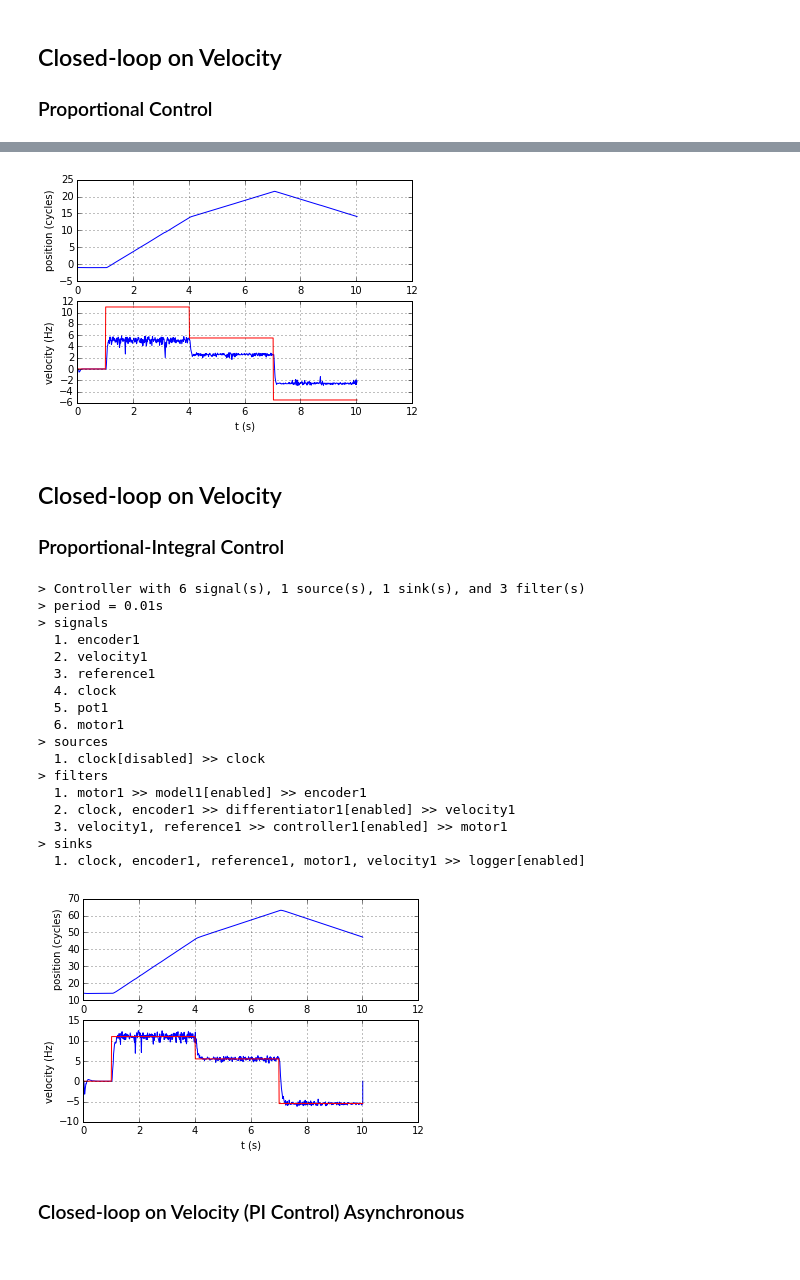
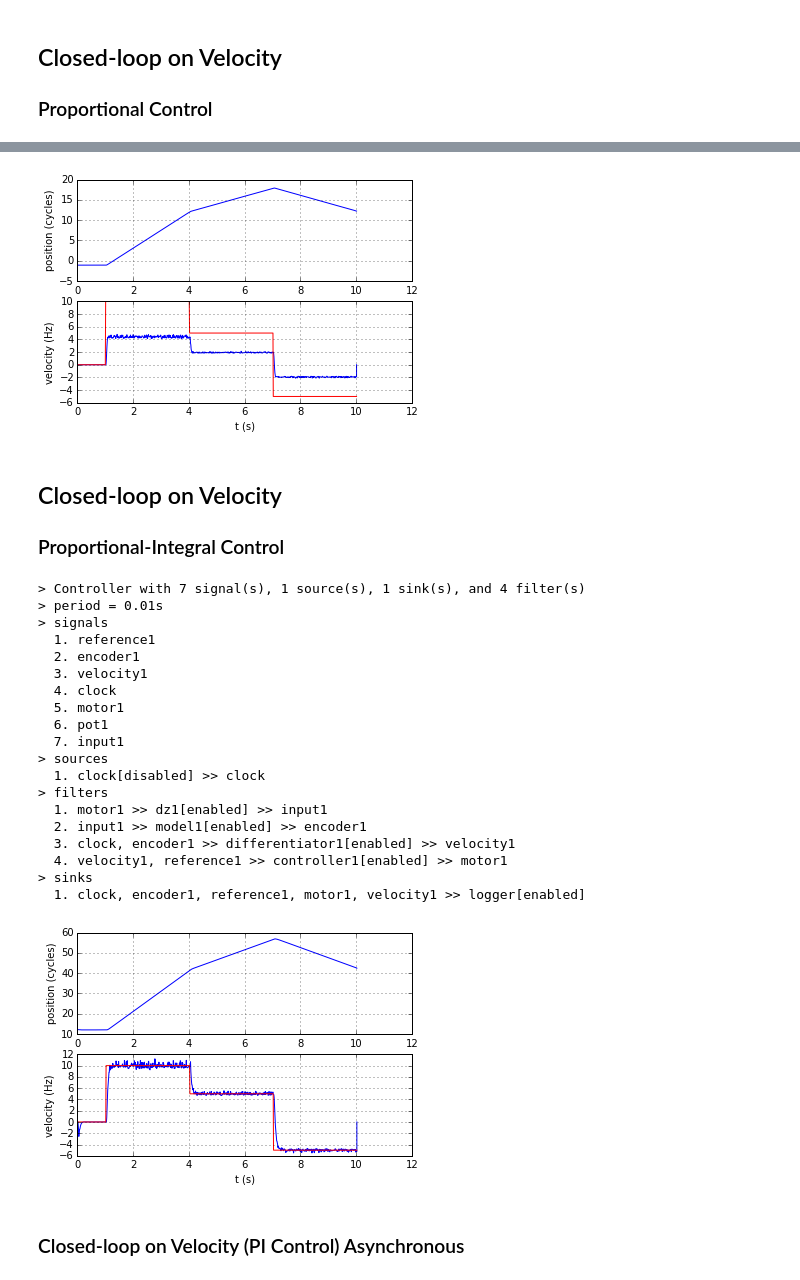
Before and after one commit to mcdeoliveira/pyctrl, a Jupyter notebook: python/notebook/TestController.ipynb, the cells around one changed output, grey strips where cells are left out. Drawn from its saved outputs; the diff is of its cells as text; code cells hidden in the pictures.

```diff
--- a/python/notebook/TestController.ipynb
+++ b/python/notebook/TestController.ipynb
@@ -188,11 +193,9 @@ plt.grid()
 ## Closed-loop on Velocity
 ### Proportional Control
 # %%
-vmax = 11
 Kp = 1/k
-controller.remove_filter('controller1')
 controller.add_filter('controller1',
-                      Feedback(gamma = vmax, block = Gain(gain = Kp)),
+                      Feedback(block = Gain(gain = Kp)),
                       ['velocity1', 'reference1'],
                       ['motor1'])
 # %%
@@ -216,16 +221,17 @@ print(controller.info('all'))
 > sinks
   1. clock, encoder1, reference1, motor1, velocity1 >> logger[enabled]
 # %%
+ref = 10
 with controller:
     controller.set_source('clock', reset = True)
     controller.set_sink('logger',reset=True)
     controller.set_signal('reference1', 0)
     time.sleep(1)
-    controller.set_signal('reference1', 100)
+    controller.set_signal('reference1', ref)
     time.sleep(3)
-    controller.set_signal('reference1', 50)
+    controller.set_signal('reference1', ref/2)
     time.sleep(3)
-    controller.set_signal('reference1', -50)
+    controller.set_signal('reference1', -ref/2)
     time.sleep(3)
 log = controller.read_sink('logger')
 # %%
@@ -241,41 +247,41 @@ plt.ylabel('position (cycles)')
 plt.grid()
 
 plt.subplot(2,1,2)
-plt.plot(t, velocity, 'b-', t, vmax*reference/100, 'r-')
+plt.plot(t, velocity, 'b-', t, reference, 'r-')
 plt.xlabel('t (s)')
 plt.ylabel('velocity (Hz)')
 plt.grid()
 # %% [output]
-[figure, old version]
+[figure, new version]
 # %% [markdown]
 ## Closed-loop on Velocity
 ### Proportional-Integral Control
 # %%
 Kp = 1/k
 Ki = a/k
-controller.remove_filter('controller1')
-pi = TransferFunction(model = PID(Kp = Kp, Ki = Ki, period = controller.period))
 controller.add_filter('controller1',
-                      Feedback(gamma = vmax, block = pi),
+                      Feedback(block = SISO(model = PID(Kp = Kp, Ki = Ki, period = controller.period))),
                       ['velocity1', 'reference1'],
                       ['motor1'])
 print(controller.info('all'))
 # %% [output]
-> Controller with 6 signal(s), 1 source(s), 1 sink(s), and 3 filter(s)
+> Controller with 7 signal(s), 1 source(s), 1 sink(s), and 4 filter(s)
 > period = 0.01s
 > signals
-  1. encoder1
-  2. velocity1
-  3. reference1
+  1. reference1
+  2. encoder1
+  3. velocity1
   4. clock
-  5. pot1
-  6. motor1
+  5. motor1
+  6. pot1
+  7. input1
 > sources
   1. clock[disabled] >> clock
 > filters
-  1. motor1 >> model1[enabled] >> encoder1
-  2. clock, encoder1 >> differentiator1[enabled] >> velocity1
-  3. velocity1, reference1 >> controller1[enabled] >> motor1
+  1. motor1 >> dz1[enabled] >> input1
+  2. input1 >> model1[enabled] >> encoder1
+  3. clock, encoder1 >> differentiator1[enabled] >> velocity1
+  4. velocity1, reference1 >> controller1[enabled] >> motor1
 > sinks
   1. clock, encoder1, reference1, motor1, velocity1 >> logger[enabled]
 # %%
@@ -284,32 +290,32 @@ with controller:
     controller.set_sink('logger',reset=True)
     controller.set_signal('reference1', 0)
     time.sleep(1)
-    controller.set_signal('reference1', 100)
+    controller.set_signal('reference1', ref)
     time.sleep(3)
-    controller.set_signal('reference1', 50)
+    controller.set_signal('reference1', ref/2)
     time.sleep(3)
-    controller.set_signal('reference1', -50)
+    controller.set_signal('reference1', -ref/2)
     time.sleep(3)
 log = controller.read_sink('logger')
 # %%
 t = log[:,0]
 position = log[:,1]
 reference = log[:,2]
 velocity = log[:,4]
 
 plt.subplot(2,1,1)
 plt.plot(t, position, '-b')
 plt.xlabel('t (s)')
 plt.ylabel('position (cycles)')
 plt.grid()
 
 plt.subplot(2,1,2)
-plt.plot(t, velocity, 'b-', t, vmax*reference/100, 'r-')
+plt.plot(t, velocity, 'b-', t, reference, 'r-')
 plt.xlabel('t (s)')
 plt.ylabel('velocity (Hz)')
 plt.grid()
 # %% [output]
-[figure, old version]
+[figure, new version]
 # %% [markdown]
 ### Closed-loop on Velocity (PI Control) Asynchronous
 # %%
```
Also changed, not shown: parts of 13 cells of this notebook, 23 other files.
